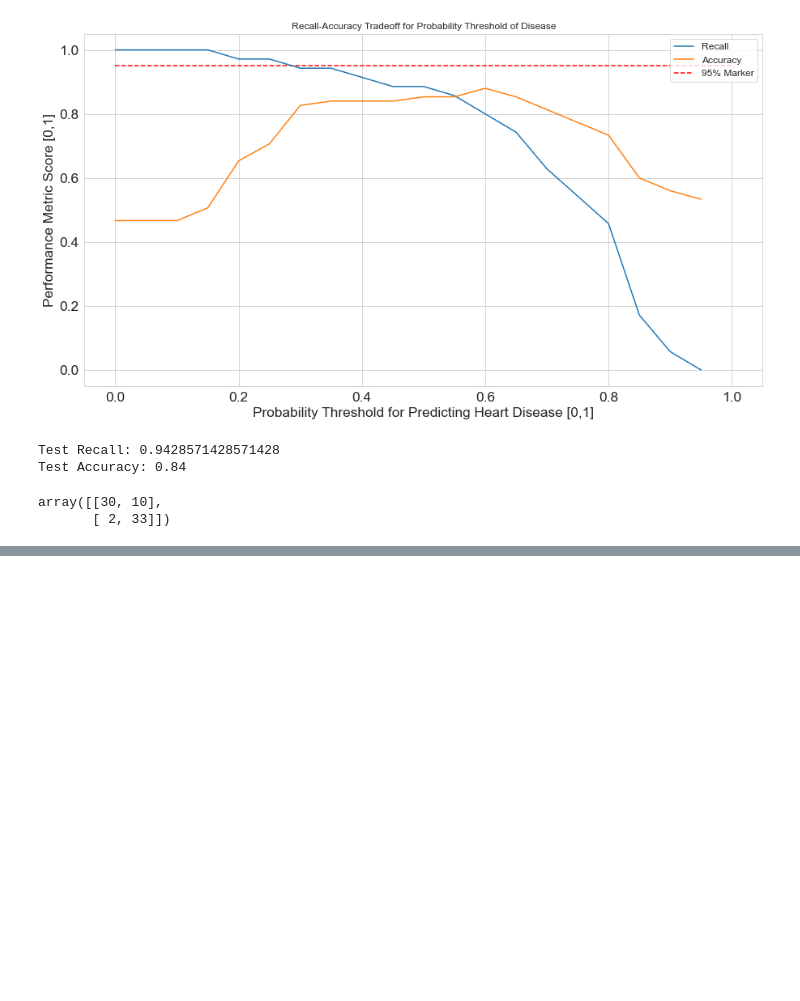
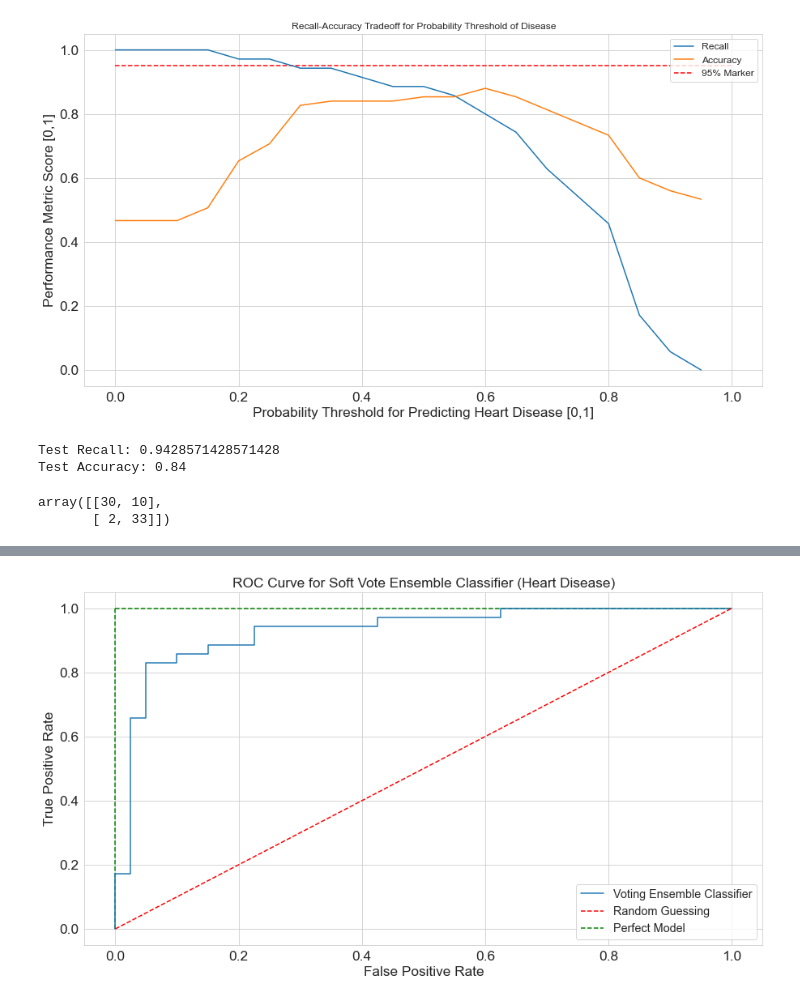
Before and after one commit to stlanier/Flatiron-School-Module-3-Project, a Jupyter notebook: notebooks/3_ensemble_classifier.ipynb, the cells around one changed output, grey strips where cells are left out. Drawn from its saved outputs; the diff is of its cells as text; code cells hidden in the pictures; blank space fills up the shorter version.

```diff
--- a/notebooks/3_ensemble_classifier.ipynb
+++ b/notebooks/3_ensemble_classifier.ipynb
@@ -209,0 +224,14 @@ array([[30, 10],
+# %%
+fpr, tpr, thres = roc_curve(y_test, [x[1] for x in gs_soft.predict_proba(X_test)])
+plt.figure(figsize=(15,8))
+plt.plot(fpr, tpr, label='Voting Ensemble Classifier')
+plt.title('ROC Curve for Soft Vote Ensemble Classifier (Heart Disease)', fontsize='xx-large')
+plt.hlines(1, 0, 1, color='green', linestyle='--', label='Perfect Model')
+plt.vlines(0, 0, 1, color='green', linestyle='--')
+plt.plot([0,1], [0,1], color='red', linestyle='--', label='Random Guessing')
+plt.xlabel('False Positive Rate')
+plt.ylabel('True Positive Rate')
+plt.legend(fontsize='x-large')
+plt.savefig('../images/roc_softvote.png')
+# %% [output]
+[figure, added]
```
Also changed, not shown: parts of 8 cells of this notebook.
